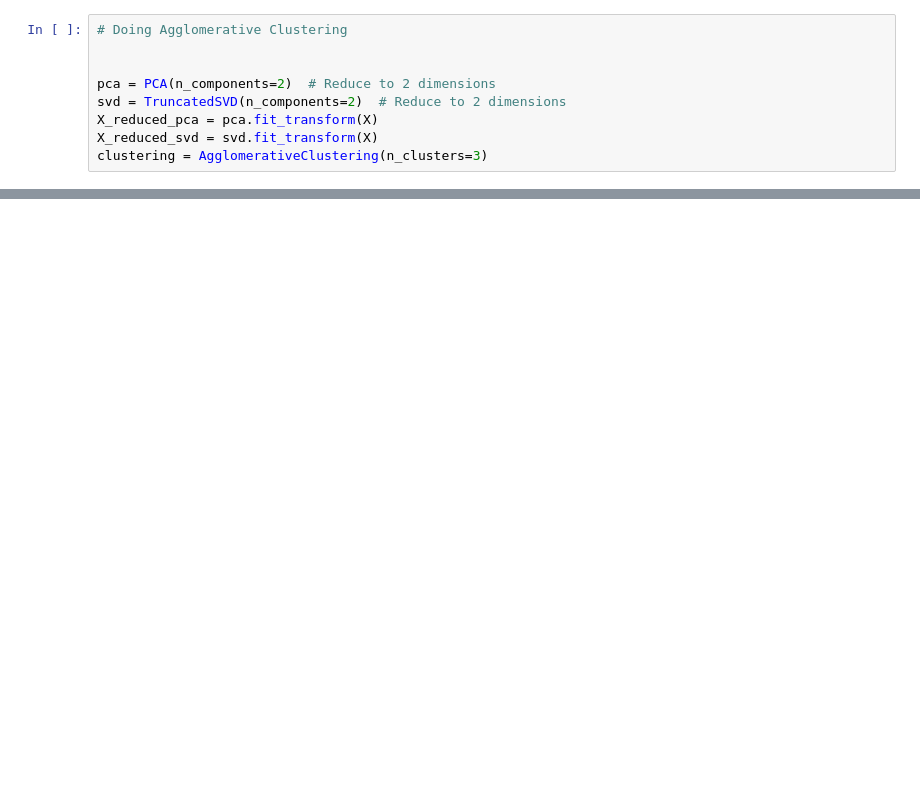
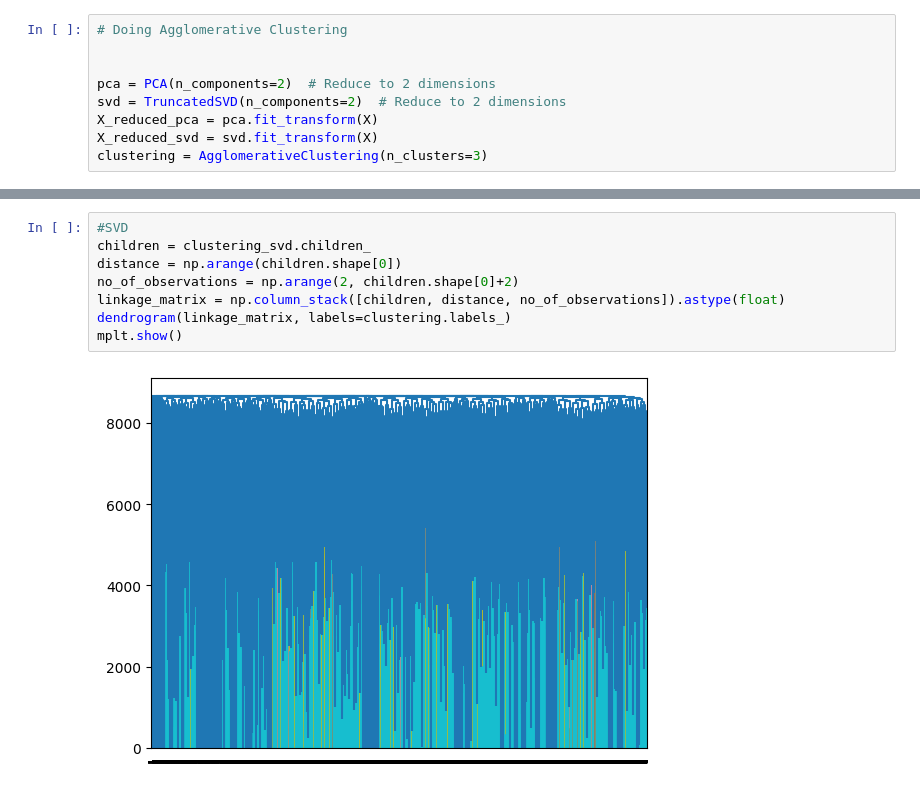
Before and after one commit to BearTeddy/MBTI_NLP, a Jupyter notebook: mbti/src/main.ipynb, the cells around one changed output, grey strips where cells are left out. Drawn from its saved outputs; the diff is of its cells as text; blank space fills up the shorter version.

```diff
--- a/mbti/src/main.ipynb
+++ b/mbti/src/main.ipynb
@@ -339,0 +357,10 @@ KeyboardInterrupt:
+# %%
+#SVD
+children = clustering_svd.children_
+distance = np.arange(children.shape[0])
+no_of_observations = np.arange(2, children.shape[0]+2)
+linkage_matrix = np.column_stack([children, distance, no_of_observations]).astype(float)
+dendrogram(linkage_matrix, labels=clustering.labels_)
+mplt.show()
+# %% [output]
+[figure, added]
```
Also changed, not shown: parts of 7 cells of this notebook.
